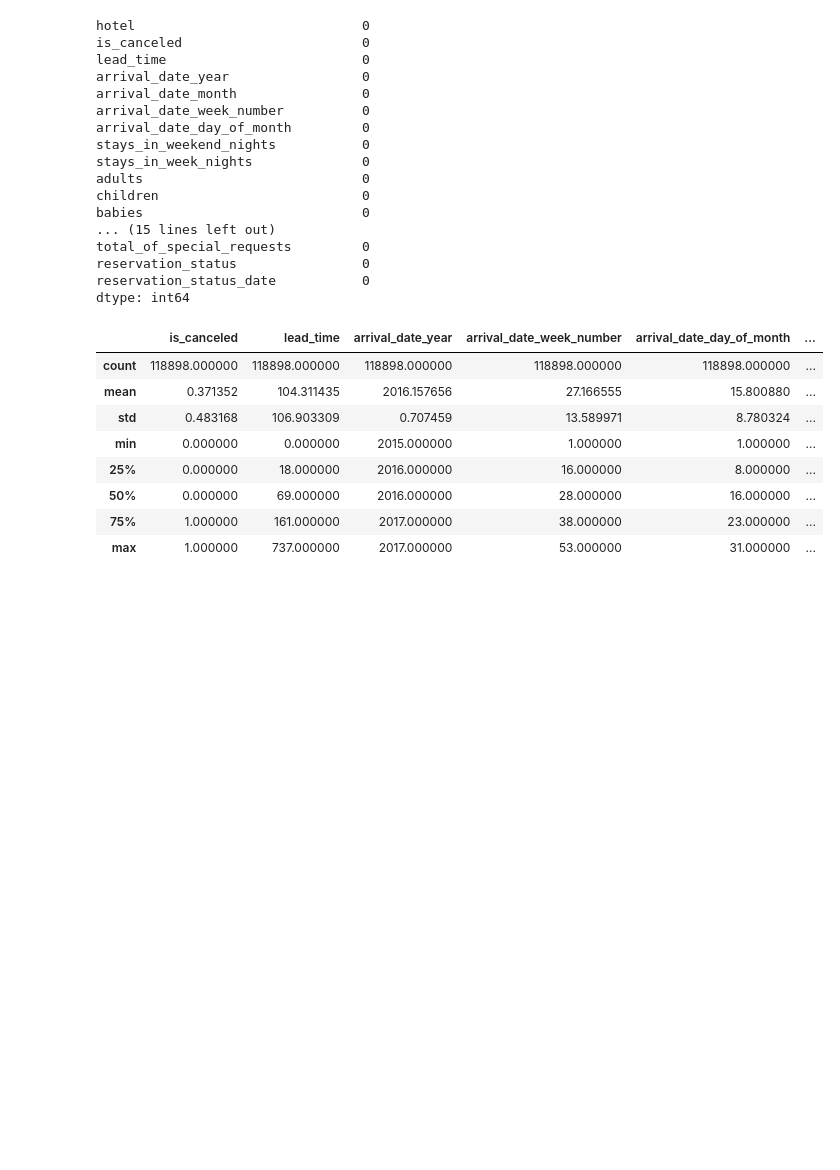
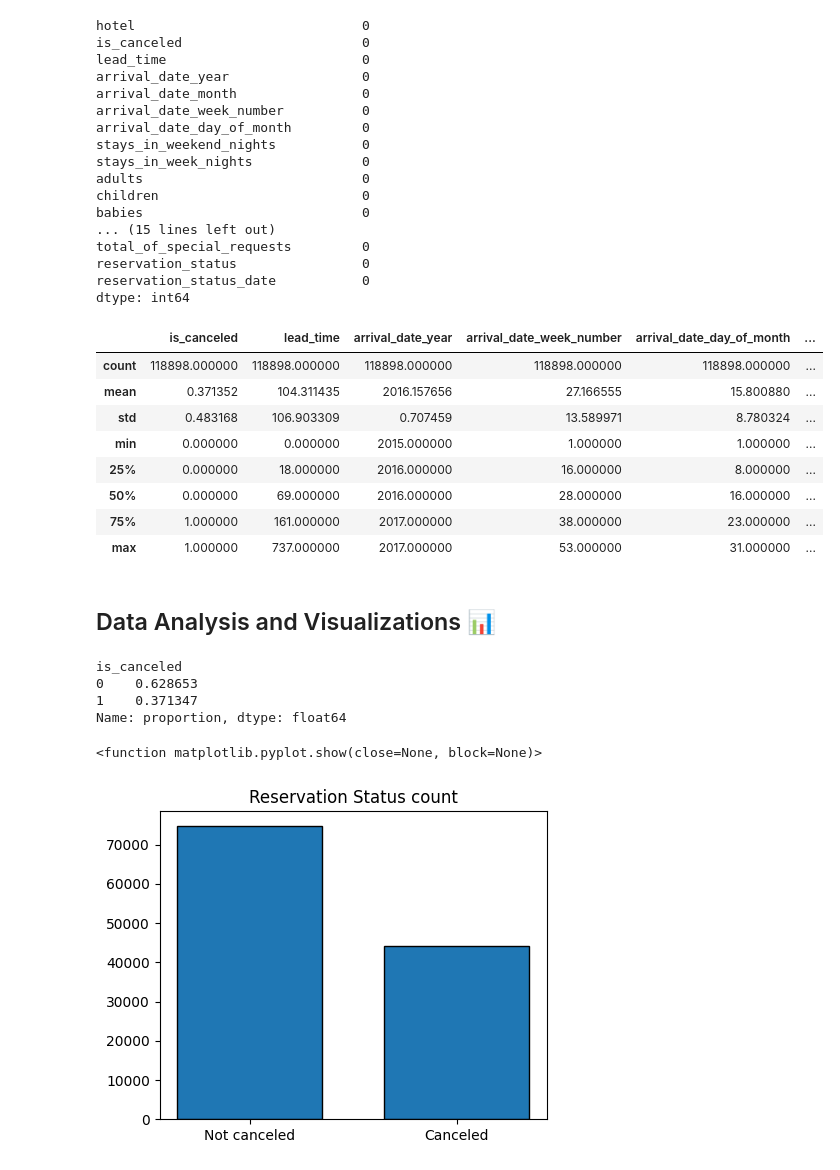
Before and after one commit to irisdev06/HotelBookingAnalysis, a Jupyter notebook: main.ipynb, the cells around one changed output. Saved outputs shown, nothing was run; the diff lists cells and outputs as text; code cells hidden in the pictures; blank space fills up the shorter version.

```diff
--- a/main.ipynb
+++ b/main.ipynb
@@ -155,3 +155,20 @@ data.describe()
 | max | 1.000000 | 737.000000 | 2017.000000 | 53.000000 | 31.000000 | ... |
 # %%
 data = data[data['adr']<5000]
+# %% [markdown]
+## Data Analysis and Visualizations 📊
+# %%
+cancelled_perc = data['is_canceled'].value_counts(normalize = True)
+print(cancelled_perc)
+
+plt.figure(figsize = (5,4))
+plt.title('Reservation Status count')
+plt.bar(['Not canceled', 'Canceled'], data['is_canceled'].value_counts(), edgecolor = 'k', width = 0.7 )
+plt.show
+# %% [output]
+is_canceled
+0    0.628653
+1    0.371347
+Name: proportion, dtype: float64
+<function matplotlib.pyplot.show(close=None, block=None)>
+[figure, added]
```
Also changed, not shown: parts of 5 cells of this notebook.
